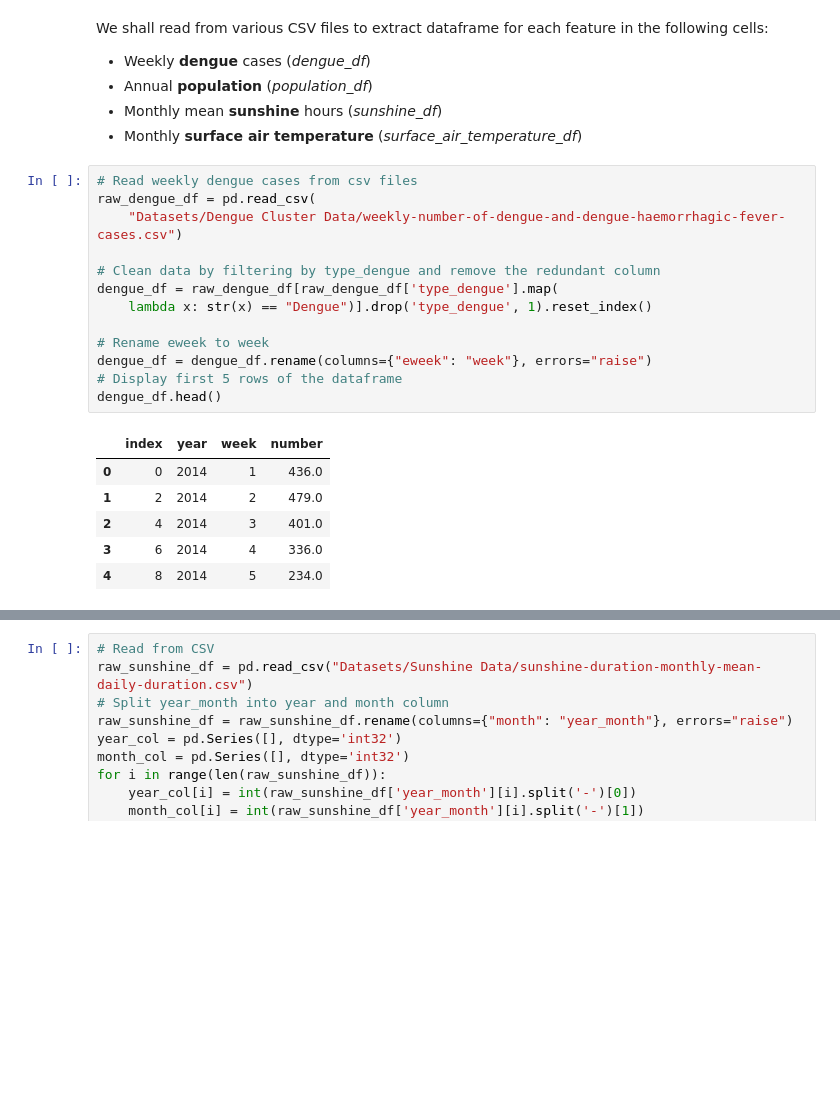
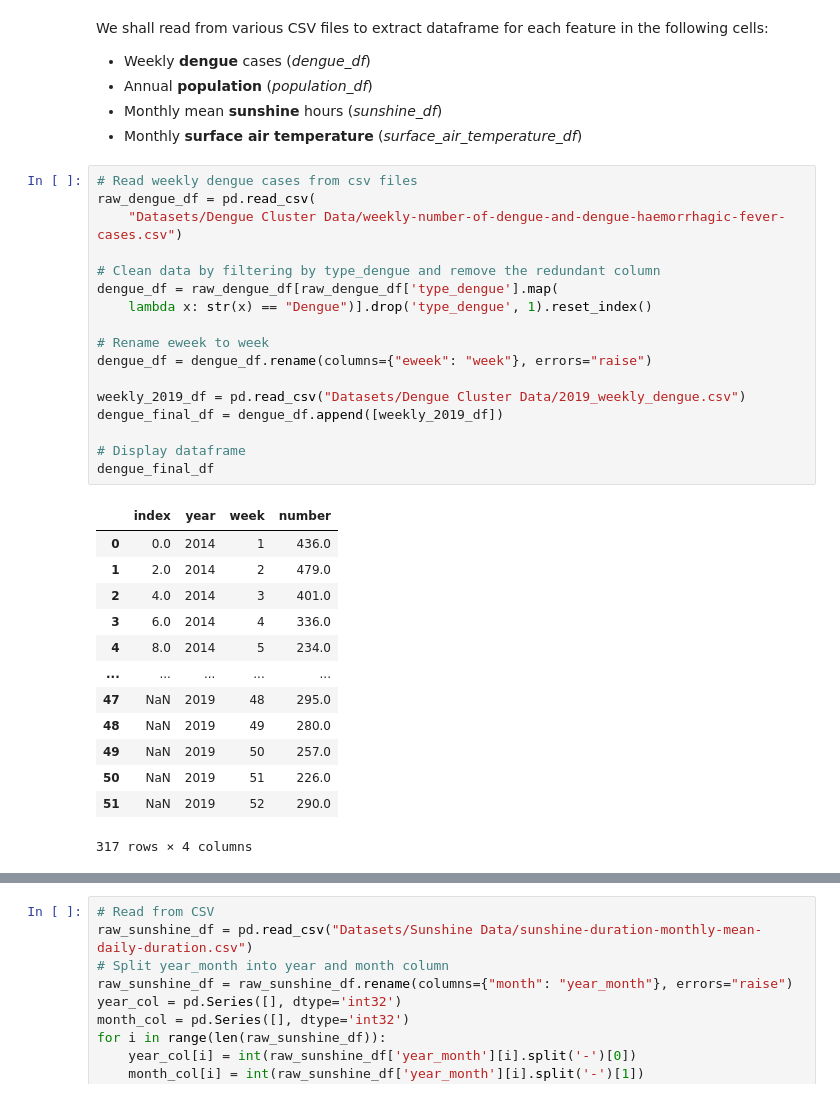
Before and after one commit to thamsimun/CS3244-Project-Dengue, a Jupyter notebook: dengue_prediction.ipynb, the cells around one changed output, grey strips where cells are left out. Saved outputs shown, nothing was run; the diff lists cells and outputs as text; blank space fills up the shorter version.

```diff
--- a/dengue_prediction.ipynb
+++ b/dengue_prediction.ipynb
@@ -43,23 +43,34 @@ We shall read from various CSV files to extract dataframe for each feature in th
 # %%
 # Read weekly dengue cases from csv files
 raw_dengue_df = pd.read_csv(
     "Datasets/Dengue Cluster Data/weekly-number-of-dengue-and-dengue-haemorrhagic-fever-cases.csv")
 
 # Clean data by filtering by type_dengue and remove the redundant column
 dengue_df = raw_dengue_df[raw_dengue_df['type_dengue'].map(
     lambda x: str(x) == "Dengue")].drop('type_dengue', 1).reset_index()
 
 # Rename eweek to week
 dengue_df = dengue_df.rename(columns={"eweek": "week"}, errors="raise")
-# Display first 5 rows of the dataframe
-dengue_df.head()
+
+weekly_2019_df = pd.read_csv("Datasets/Dengue Cluster Data/2019_weekly_dengue.csv")
+dengue_final_df = dengue_df.append([weekly_2019_df])
+
+# Display dataframe
+dengue_final_df
 # %% [output]
 |  | index | year | week | number |
-| 0 | 0 | 2014 | 1 | 436.0 |
-| 1 | 2 | 2014 | 2 | 479.0 |
-| 2 | 4 | 2014 | 3 | 401.0 |
-| 3 | 6 | 2014 | 4 | 336.0 |
-| 4 | 8 | 2014 | 5 | 234.0 |
+| 0 | 0.0 | 2014 | 1 | 436.0 |
+| 1 | 2.0 | 2014 | 2 | 479.0 |
+| 2 | 4.0 | 2014 | 3 | 401.0 |
+| 3 | 6.0 | 2014 | 4 | 336.0 |
+| 4 | 8.0 | 2014 | 5 | 234.0 |
+| ... | ... | ... | ... | ... |
+| 47 | NaN | 2019 | 48 | 295.0 |
+| 48 | NaN | 2019 | 49 | 280.0 |
+| 49 | NaN | 2019 | 50 | 257.0 |
+| 50 | NaN | 2019 | 51 | 226.0 |
+| 51 | NaN | 2019 | 52 | 290.0 |
+317 rows × 4 columns
 # %%
 # Read from CSV
 raw_population_df = pd.read_csv(
```
Also changed, not shown: parts of 5 cells of this notebook, 6 other files.
